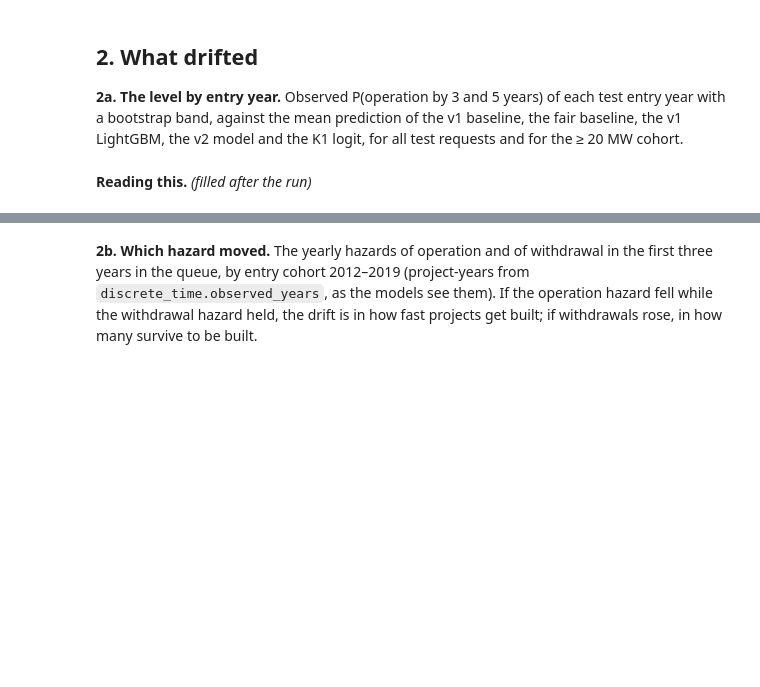
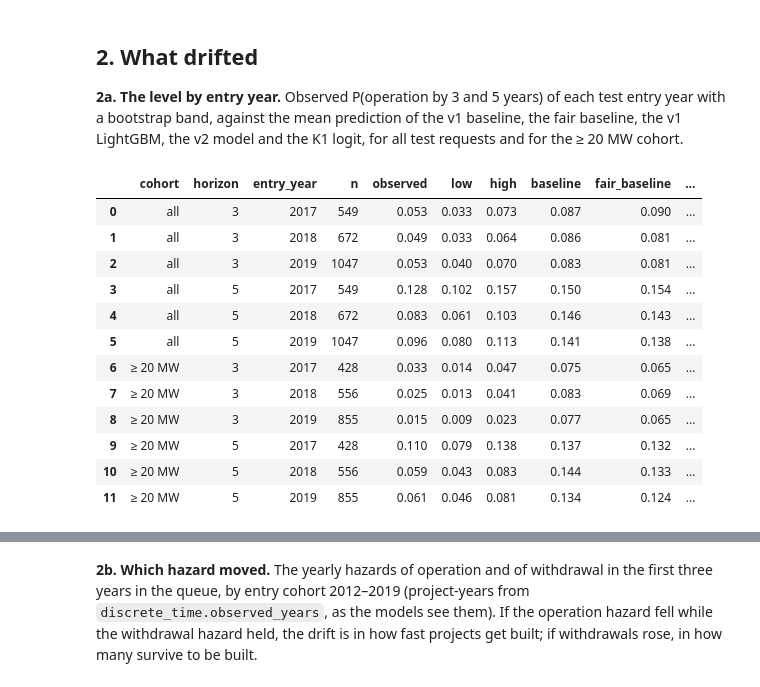
Before and after one commit to alanmossinger/Capstone, a Jupyter notebook: notebooks/12_level_repair.ipynb, the cells around one changed output, grey strips where cells are left out. Cells and saved outputs as stored; diff of their text form; code cells hidden in the pictures; blank space fills up the shorter version.

```diff
--- a/notebooks/12_level_repair.ipynb
+++ b/notebooks/12_level_repair.ipynb
@@ -94,30 +96,43 @@ print(f"v2 model: {CHOSEN}; refit matches notebook 11 (max gap {refit_gap:.1e});
 # %%
 durations, events = test["duration_years"].to_numpy(), test["event"].to_numpy()
 years, regions = test["q_year"].to_numpy(), test["region"].astype(str).to_numpy()
-MODELS = {"baseline": "baseline", "fair_baseline": "fair_baseline", "v1 LightGBM": "v1 LightGBM", "v2": "chosen", LOGIT: LOGIT}
+V1 = "K0 LightGBM, yearly congestion"  # notebook 06's model, stored by notebook 11 under its candidate name
+MODELS = {"baseline": "baseline", "fair_baseline": "fair_baseline", "v1 LightGBM": V1, "v2": "chosen", LOGIT: LOGIT}
 preds = {h: {label: pred_v2[pred_v2["horizon"] == h].set_index("project_key").loc[test["project_key"].astype(str), column].to_numpy()
              for label, column in MODELS.items()} for h in config.HORIZONS}
 rows = []
 for cohort, mask in [("all", np.ones(len(test), bool)), ("≥ 20 MW", test["large"].to_numpy())]:
     for h in LEVEL_HORIZONS:
         t = drift.level_by_group({m: p[mask] for m, p in preds[h].items()}, durations[mask], events[mask], years[mask], h,
                                  n_boot=N_BOOT, seed=SEED + h)
         t.insert(0, "horizon", h)
         t.insert(0, "cohort", cohort)
         rows.append(t.rename(columns={"group": "entry_year"}))
 by_year = pd.concat(rows, ignore_index=True).sort_values(["cohort", "horizon", "entry_year"])
 by_year.to_csv(paths.RESULTS / "drift_by_cohort.csv", index=False)
 by_region = []
 for h in LEVEL_HORIZONS:
     for region in TRACK_A:
         mask = regions == region
         t = drift.level_by_group({m: p[mask] for m, p in preds[h].items()}, durations[mask], events[mask], years[mask], h,
                                  n_boot=N_BOOT, seed=SEED + 50 + h)
         t.insert(0, "horizon", h)
         t.insert(0, "region", region)
         by_region.append(t.rename(columns={"group": "entry_year"}))
 by_region = pd.concat(by_region, ignore_index=True).sort_values(["horizon", "region", "entry_year"])
 by_region.to_csv(paths.RESULTS / "drift_by_cohort_region.csv", index=False)
 by_year.round(3)
+# %% [output]
+|  | cohort | horizon | entry_year | n | observed | low | high | baseline | fair_baseline | ... |
+| 0 | all | 3 | 2017 | 549 | 0.053 | 0.033 | 0.073 | 0.087 | 0.090 | ... |
+| 1 | all | 3 | 2018 | 672 | 0.049 | 0.033 | 0.064 | 0.086 | 0.081 | ... |
+| 2 | all | 3 | 2019 | 1047 | 0.053 | 0.040 | 0.070 | 0.083 | 0.081 | ... |
+| 3 | all | 5 | 2017 | 549 | 0.128 | 0.102 | 0.157 | 0.150 | 0.154 | ... |
+| 4 | all | 5 | 2018 | 672 | 0.083 | 0.061 | 0.103 | 0.146 | 0.143 | ... |
+| 5 | all | 5 | 2019 | 1047 | 0.096 | 0.080 | 0.113 | 0.141 | 0.138 | ... |
+| 6 | ≥ 20 MW | 3 | 2017 | 428 | 0.033 | 0.014 | 0.047 | 0.075 | 0.065 | ... |
+| 7 | ≥ 20 MW | 3 | 2018 | 556 | 0.025 | 0.013 | 0.041 | 0.083 | 0.069 | ... |
+| 8 | ≥ 20 MW | 3 | 2019 | 855 | 0.015 | 0.009 | 0.023 | 0.077 | 0.065 | ... |
+| 9 | ≥ 20 MW | 5 | 2017 | 428 | 0.110 | 0.079 | 0.138 | 0.137 | 0.132 | ... |
+| 10 | ≥ 20 MW | 5 | 2018 | 556 | 0.059 | 0.043 | 0.083 | 0.144 | 0.133 | ... |
+| 11 | ≥ 20 MW | 5 | 2019 | 855 | 0.061 | 0.046 | 0.081 | 0.134 | 0.124 | ... |
-# %% [markdown]
-**Reading this.** *(filled after the run)*
```
Also changed, not shown: parts of 19 cells of this notebook, 37 other files.
